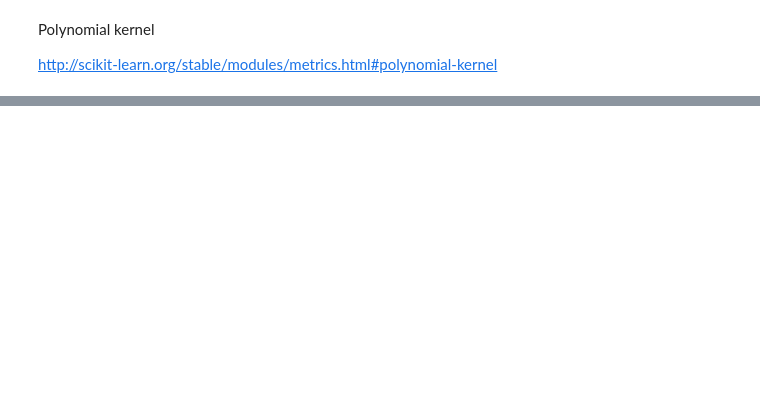
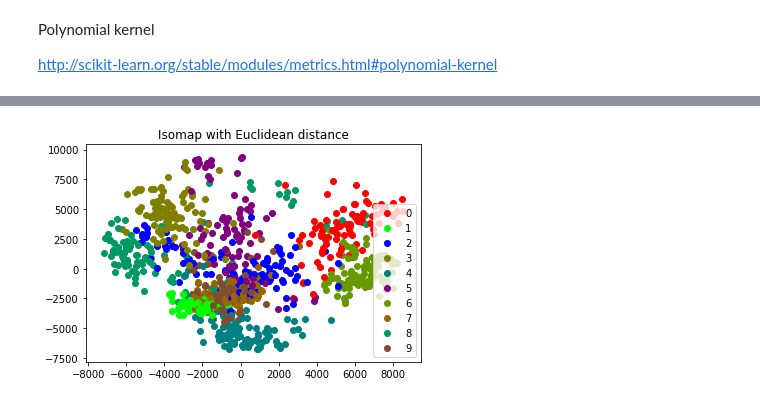
Before and after one commit to felixadam/ift3700_tp1, a Jupyter notebook: Travail1.ipynb, the cells around one changed output, grey strips where cells are left out. Cells and saved outputs as stored; diff of their text form; code cells hidden in the pictures; blank space fills up the shorter version.

Commit message:
PCoA et Isomap with possibility to change metric

```diff
--- a/Travail1.ipynb
+++ b/Travail1.ipynb
@@ -421,0 +422,9 @@ class Isomap(BaseEstimator, TransformerMixin):
+# %%
+# Isomap reduisant à 2d
+iso_2d = Isomap(n_components=2, n_jobs=-1)
+
+#Isomap with euclidean distance
+start = time.time()
+iso_pos_euclidean = iso_2d.fit_transform(train_data, metric = 'euclidean')
+end = time.time()
+print(end-start, 'seconds')
@@ -551,0 +558,4 @@ visualize_pcoa_2d(pos_euclidean, "Euclidean distance")
+# %%
+visualize_2d(iso_pos_euclidean, 'Isomap with Euclidean distance')
+# %% [output]
+[figure, added]
```
Also changed, not shown: parts of 20 cells of this notebook.
